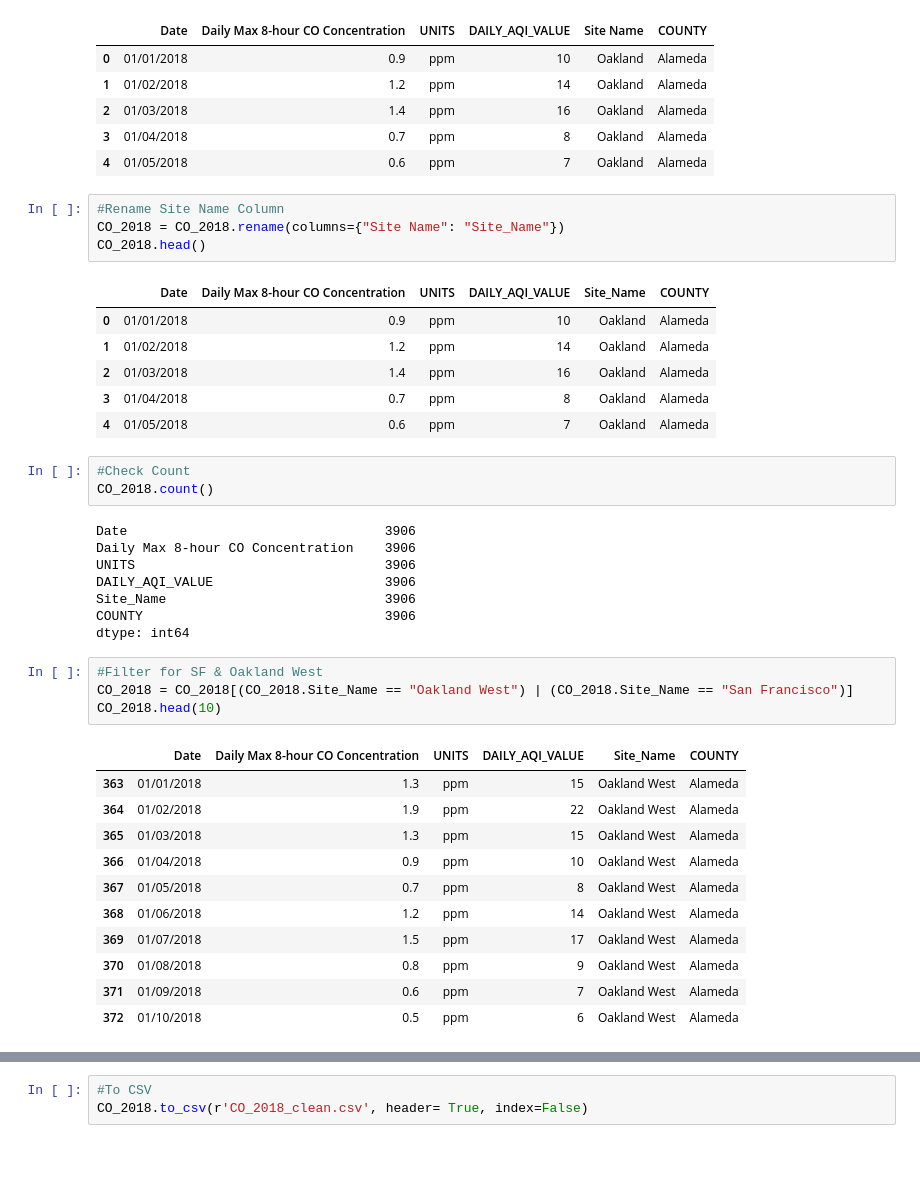
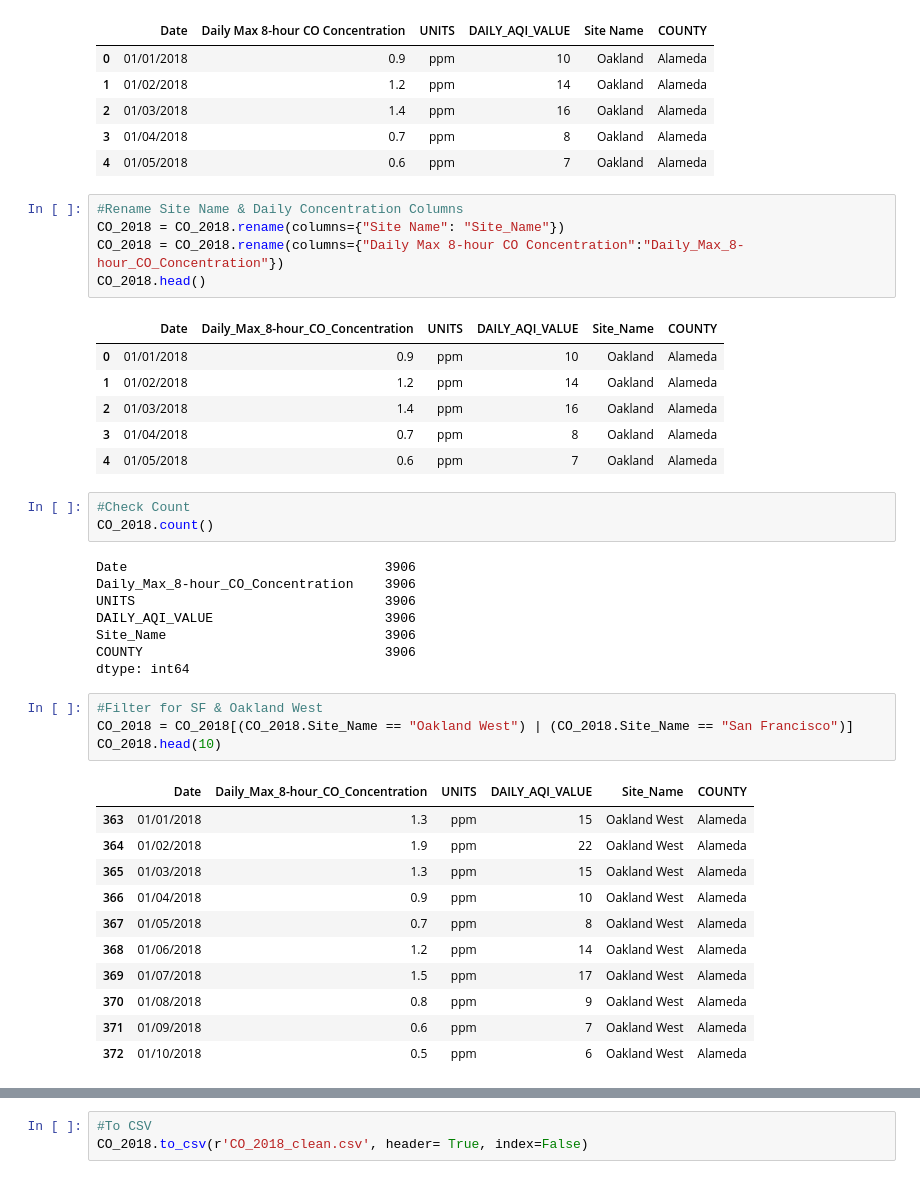
Before and after one commit to a56k/Final_Project_AQI_Level_SF, a Jupyter notebook: AmirO/Final Project CSVs/2018/Cleaning_Data 2018.ipynb, the cells around one changed output, grey strips where cells are left out. Saved outputs shown, nothing was run; the diff lists cells and outputs as text.

```diff
--- a/AmirO/Final Project CSVs/2018/Cleaning_Data 2018.ipynb
+++ b/AmirO/Final Project CSVs/2018/Cleaning_Data 2018.ipynb
@@ -46,11 +46,12 @@ CO_2018.head()
 | 3 | 01/04/2018 | 0.7 | ppm | 8 | Oakland | Alameda |
 | 4 | 01/05/2018 | 0.6 | ppm | 7 | Oakland | Alameda |
 # %%
-#Rename Site Name Column
+#Rename Site Name & Daily Concentration Columns
 CO_2018 = CO_2018.rename(columns={"Site Name": "Site_Name"})
+CO_2018 = CO_2018.rename(columns={"Daily Max 8-hour CO Concentration":"Daily_Max_8-hour_CO_Concentration"})
 CO_2018.head()
 # %% [output]
-|  | Date | Daily Max 8-hour CO Concentration | UNITS | DAILY_AQI_VALUE | Site_Name | COUNTY |
+|  | Date | Daily_Max_8-hour_CO_Concentration | UNITS | DAILY_AQI_VALUE | Site_Name | COUNTY |
 | 0 | 01/01/2018 | 0.9 | ppm | 10 | Oakland | Alameda |
 | 1 | 01/02/2018 | 1.2 | ppm | 14 | Oakland | Alameda |
 | 2 | 01/03/2018 | 1.4 | ppm | 16 | Oakland | Alameda |
@@ -61,7 +62,7 @@ CO_2018.head()
 CO_2018.count()
 # %% [output]
 Date                                 3906
-Daily Max 8-hour CO Concentration    3906
+Daily_Max_8-hour_CO_Concentration    3906
 UNITS                                3906
 DAILY_AQI_VALUE                      3906
 Site_Name                            3906
@@ -72,7 +73,7 @@ dtype: int64
 CO_2018 = CO_2018[(CO_2018.Site_Name == "Oakland West") | (CO_2018.Site_Name == "San Francisco")]
 CO_2018.head(10)
 # %% [output]
-|  | Date | Daily Max 8-hour CO Concentration | UNITS | DAILY_AQI_VALUE | Site_Name | COUNTY |
+|  | Date | Daily_Max_8-hour_CO_Concentration | UNITS | DAILY_AQI_VALUE | Site_Name | COUNTY |
 | 363 | 01/01/2018 | 1.3 | ppm | 15 | Oakland West | Alameda |
 | 364 | 01/02/2018 | 1.9 | ppm | 22 | Oakland West | Alameda |
 | 365 | 01/03/2018 | 1.3 | ppm | 15 | Oakland West | Alameda |
```
Also changed, not shown: parts of 16 cells of this notebook, 21 other files.
